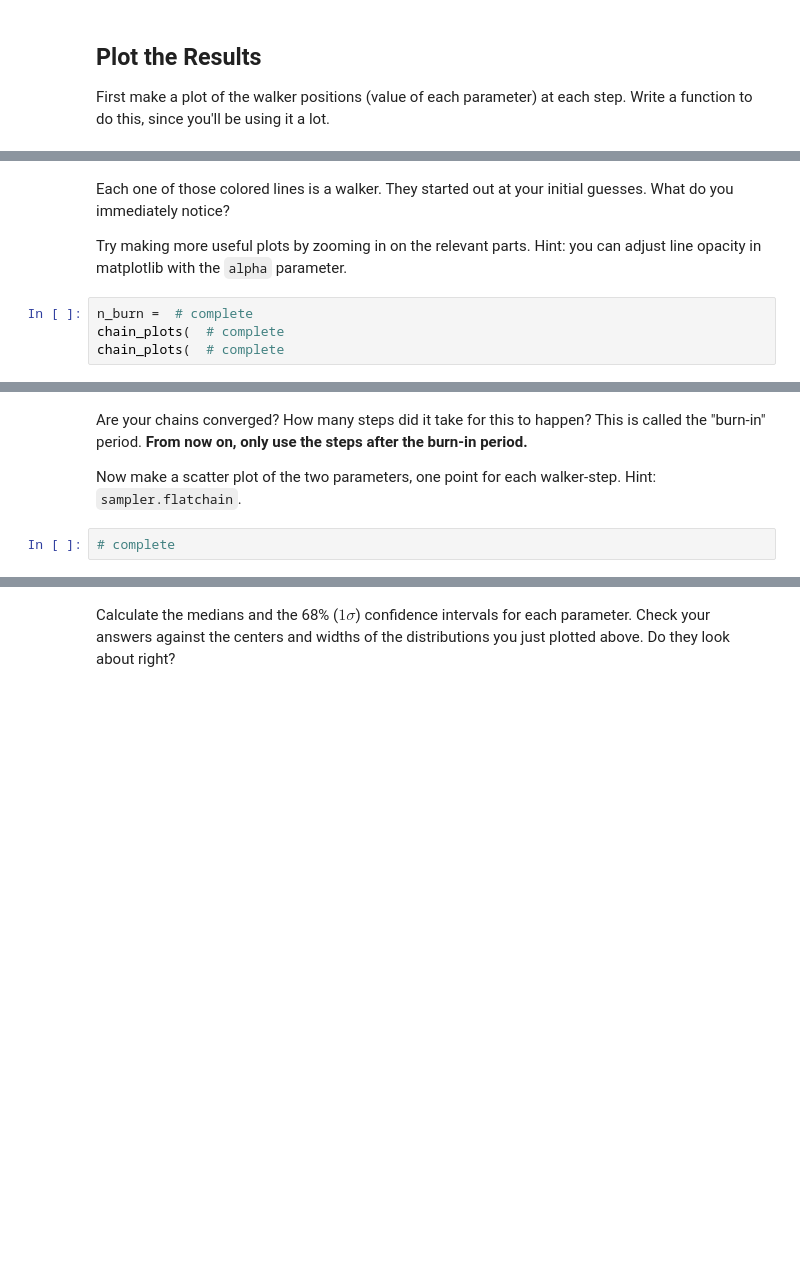
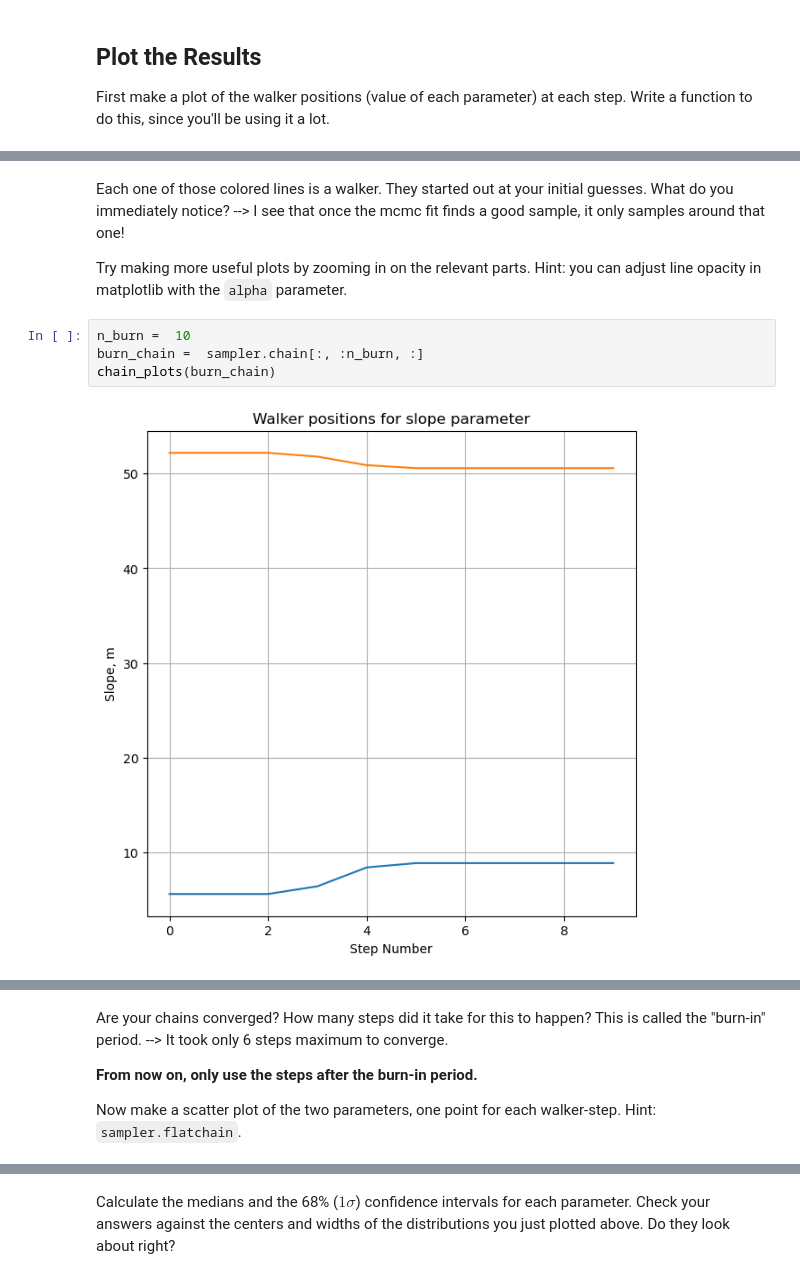
Before and after one commit to ASTR154/bayesian-statistics, a Jupyter notebook: mcmc_line_fitting.ipynb, the cells around one changed output, grey strips where cells are left out. Cells and saved outputs as stored; diff of their text form; blank space fills up the shorter version.

```diff
--- a/mcmc_line_fitting.ipynb
+++ b/mcmc_line_fitting.ipynb
@@ -95,8 +238,10 @@ chain_plots(sampler.chain)
 # %% [markdown]
-Each one of those colored lines is a walker. They started out at your initial guesses. What do you immediately notice?
+Each one of those colored lines is a walker. They started out at your initial guesses. What do you immediately notice? --> I see that once the mcmc fit finds a good sample, it only samples around that one!
 
 Try making more useful plots by zooming in on the relevant parts. Hint: you can adjust line opacity in matplotlib with the `alpha` parameter.
-# %%
-n_burn =  # complete
-chain_plots(  # complete
-chain_plots(  # complete
+# %%
+n_burn =  10
+burn_chain =  sampler.chain[:, :n_burn, :]
+chain_plots(burn_chain)
+# %% [output]
+[figure, added]
@@ -103,6 +249,7 @@ chain_plots(  # complete
 # %% [markdown]
-Are your chains converged? How many steps did it take for this to happen? This is called the "burn-in" period. **From now on, only use the steps after the burn-in period.**
+Are your chains converged? How many steps did it take for this to happen? This is called the "burn-in" period.
+--> It took only 6 steps maximum to converge.
+
+**From now on, only use the steps after the burn-in period.**
 
 Now make a scatter plot of the two parameters, one point for each walker-step. Hint: `sampler.flatchain`.
-# %%
-# complete
```
Also changed, not shown: parts of 20 cells of this notebook.
